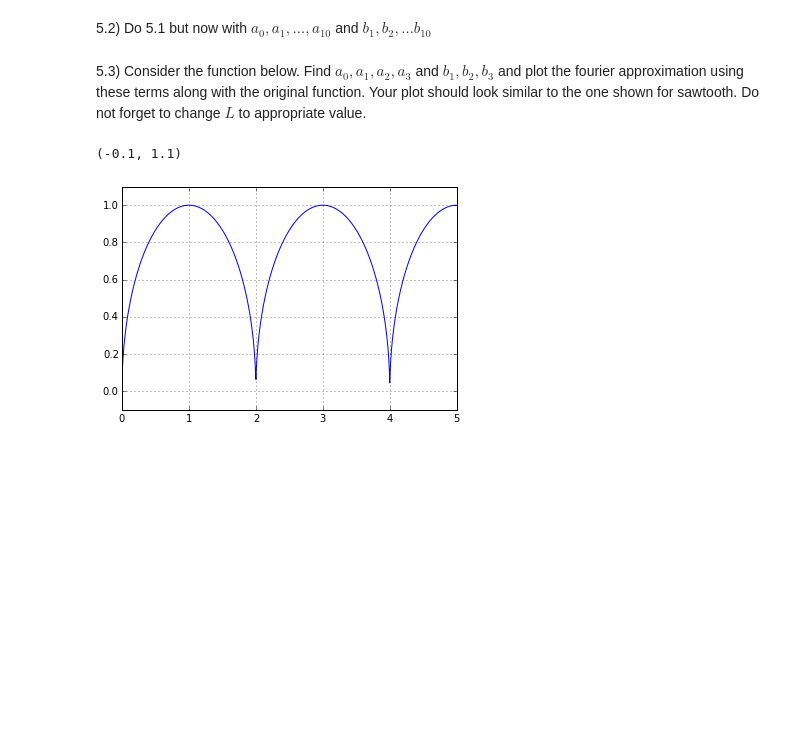
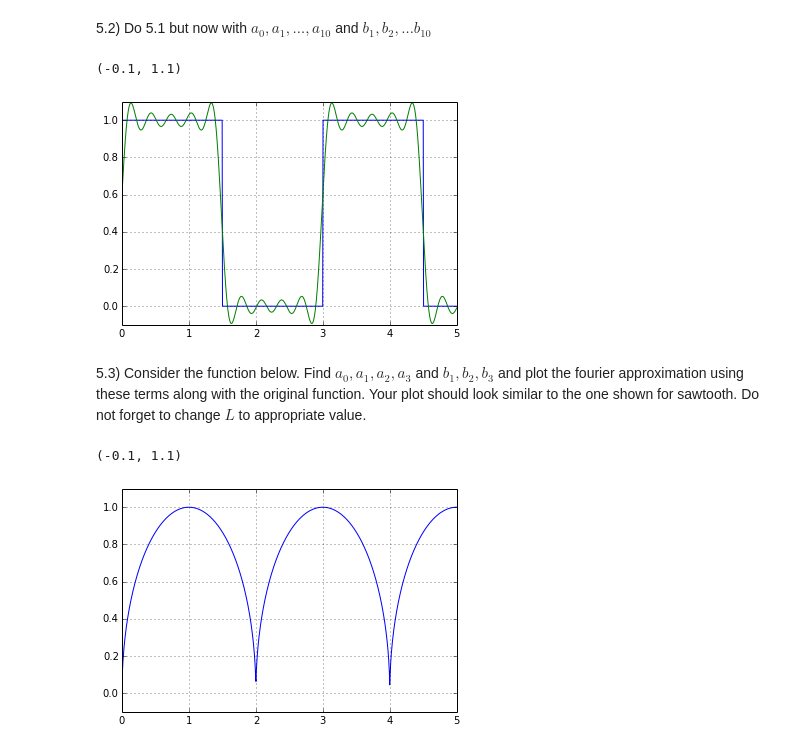
Before and after one commit to chananyu2539/Num_meth, a Jupyter notebook: Week4/Homework 4.ipynb, the cells around one changed output. Drawn from its saved outputs; the diff is of its cells as text; code cells hidden in the pictures; blank space fills up the shorter version.

```diff
--- a/Week4/Homework 4.ipynb
+++ b/Week4/Homework 4.ipynb
@@ -209,4 +294,30 @@ plt.ylim(-0.1,1.1)
 5.2) Do 5.1 but now with $a_0, a_1, \ldots, a_{10}$ and $b_1, b_2, \ldots b_{10}$
+# %%
+axs = [a0]
+bxs = []
+for i in range(1,11):
+    axs.append(calCos(0.,3.,100.,i,1.5))
+    bxs.append(calSin(0.,3.,100.,i,1.5))
+
+def magic(x,L):
+    s = a0/2.
+    for i in range(1,len(bxs)+1):
+        s += axs[i]*math.cos(i*math.pi*x/L)
+        s += bxs[i-1]*math.sin(i*math.pi*x/L)
+    return s
+
+
+x = np.linspace(0,5,1000)
+y = [step(xx) for xx in x]
+plt.plot(x,y)
+y = [magic(xx,1.5) for xx in x]
+plt.plot(x,y)
+
+plt.grid()
+plt.ylim(-0.1,1.1)
+# %% [output]
+(-0.1, 1.1)
+[figure, added]
 # %% [markdown]
 5.3) Consider the function below. Find $a_0, a_1, a_2, a_3$ and $b_1, b_2, b_3$ and plot the fourier approximation using these terms along with the original function. Your plot should look similar to the one shown for sawtooth. Do not forget to change $L$ to appropriate value.
 # %%
```
Also changed, not shown: parts of 6 cells of this notebook.
